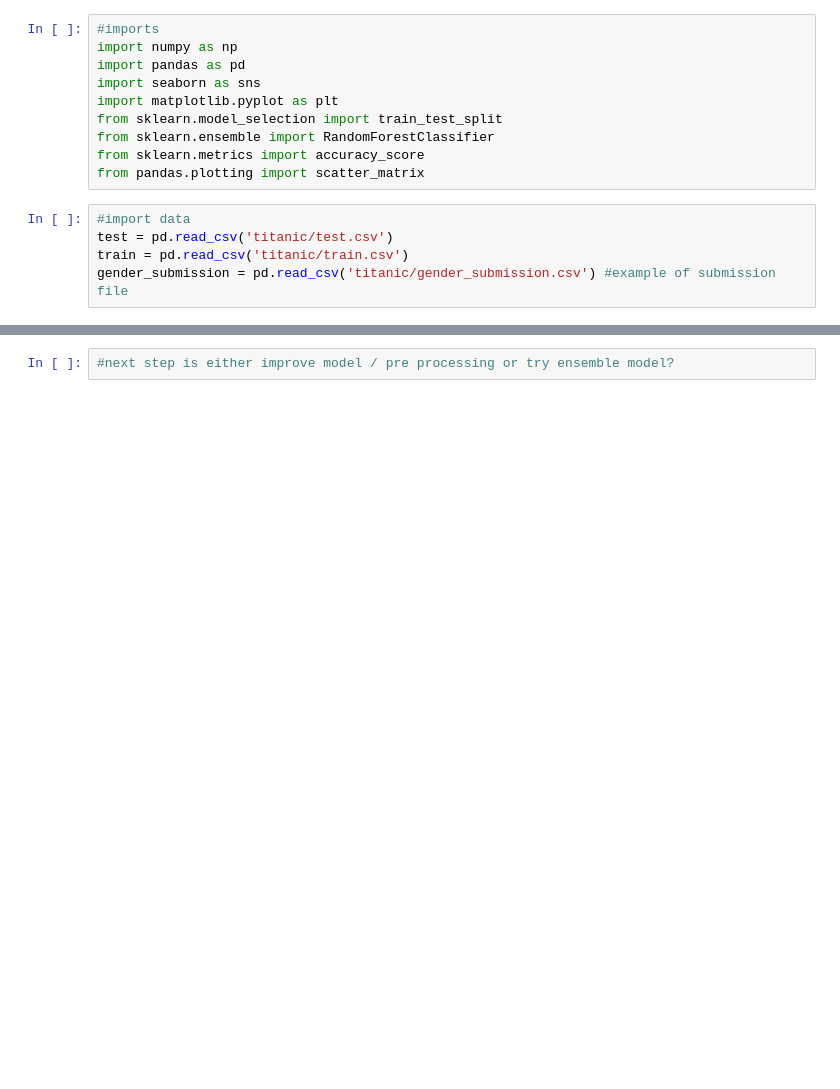
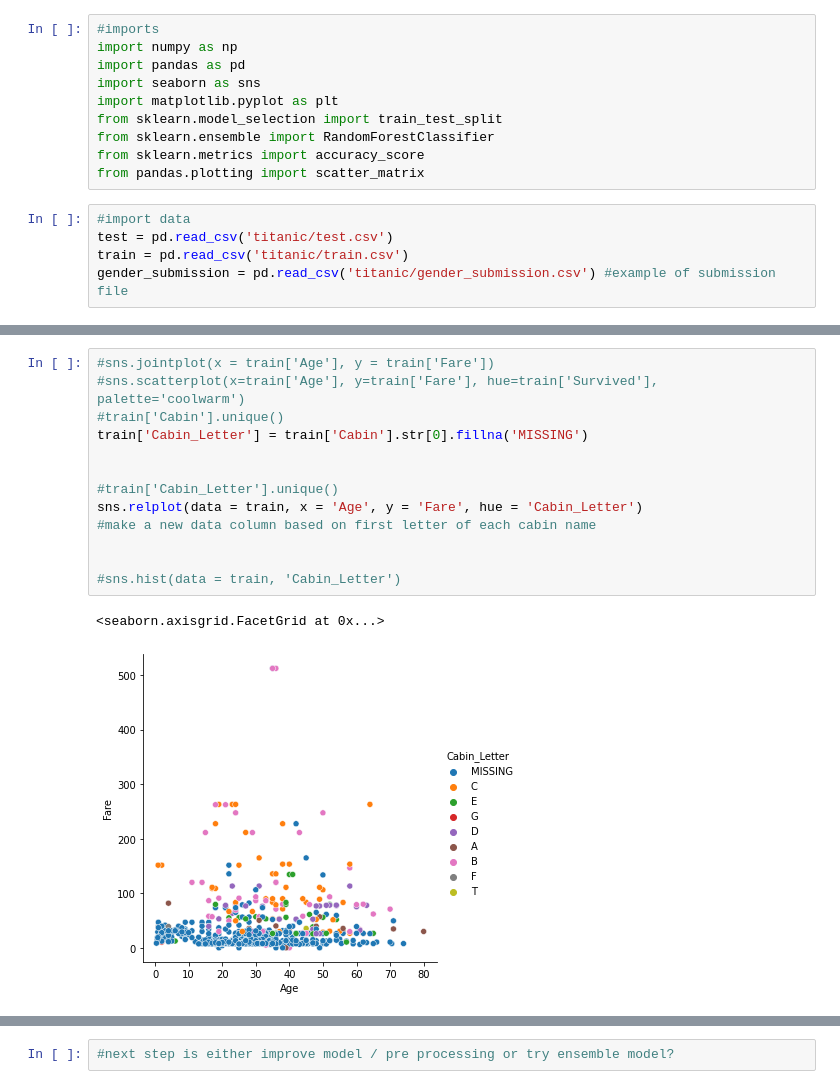
Before and after one commit to ferrovax/Titanic, a Jupyter notebook: titanic.ipynb, the cells around one changed output, grey strips where cells are left out. Cells and saved outputs as stored; diff of their text form; blank space fills up the shorter version.

Commit message:
age time fare feature

```diff
--- a/titanic.ipynb
+++ b/titanic.ipynb
@@ -69,0 +89,16 @@ memory usage: 83.7+ KB
+# %%
+#sns.jointplot(x = train['Age'], y = train['Fare'])
+#sns.scatterplot(x=train['Age'], y=train['Fare'], hue=train['Survived'], palette='coolwarm')
+#train['Cabin'].unique()
+train['Cabin_Letter'] = train['Cabin'].str[0].fillna('MISSING')
+
+
+#train['Cabin_Letter'].unique()
+sns.relplot(data = train, x = 'Age', y = 'Fare', hue = 'Cabin_Letter')
+#make a new data column based on first letter of each cabin name
+
+
+#sns.hist(data = train, 'Cabin_Letter')
+# %% [output]
+<seaborn.axisgrid.FacetGrid at 0x...>
+[figure, added]
```
Also changed, not shown: parts of 12 cells of this notebook.
